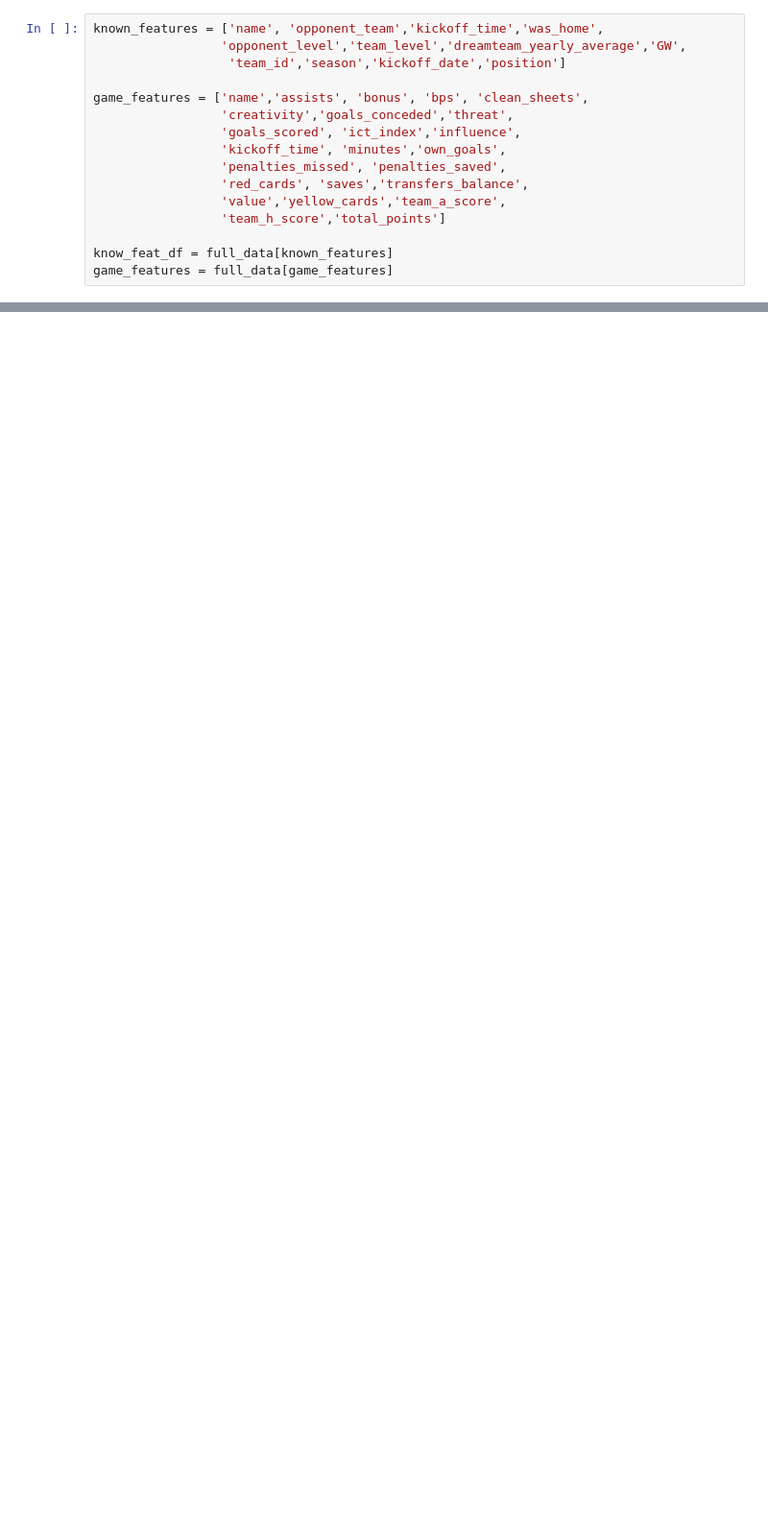
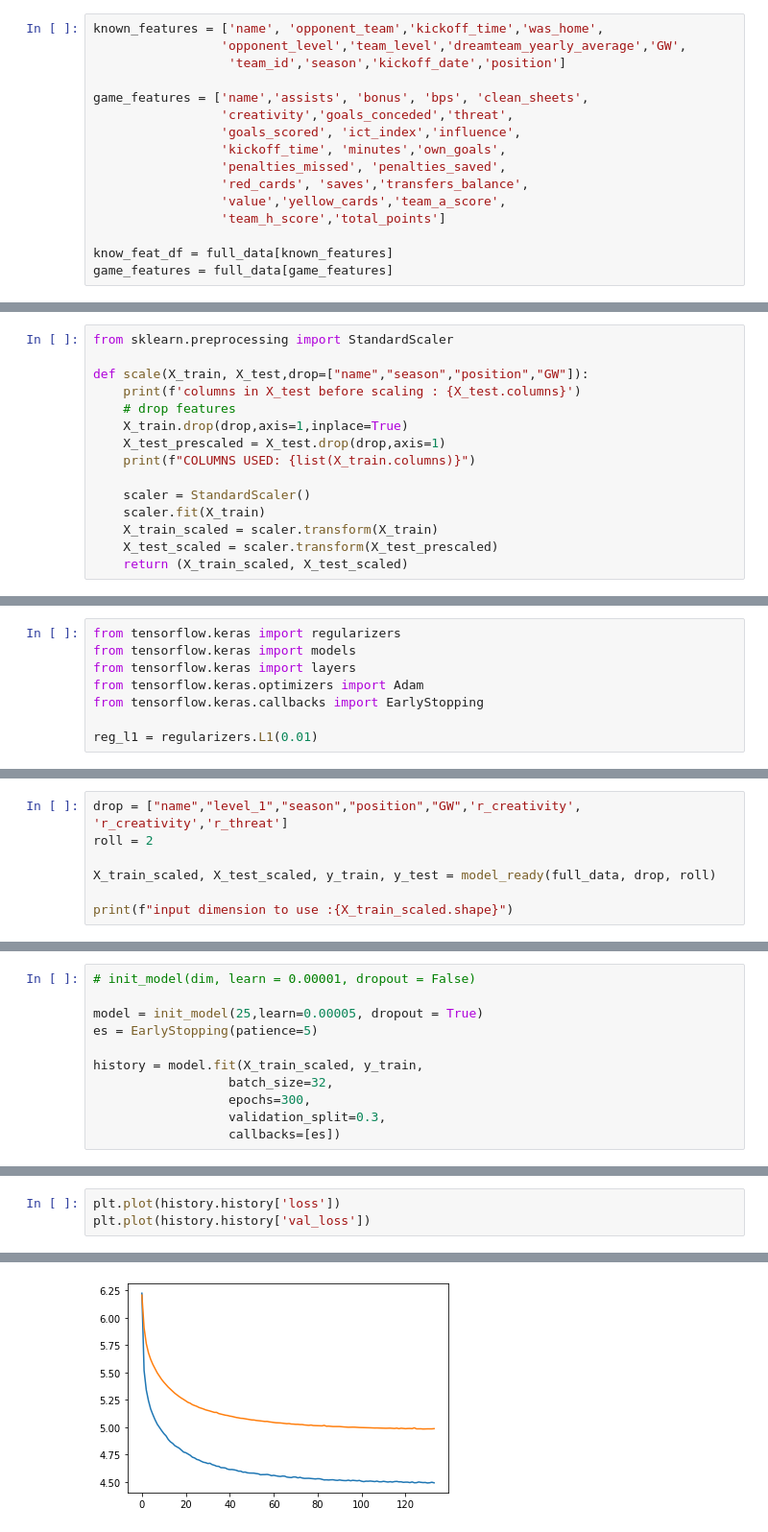
Before and after one commit to 1kruidenp/fflpred, a Jupyter notebook: notebooks/henry_second_notebook.ipynb, the cells around one changed output, grey strips where cells are left out. Shown at 96% size. Saved outputs shown, nothing was run; the diff lists cells and outputs as text; blank space fills up the shorter version.

```diff
--- a/notebooks/henry_second_notebook.ipynb
+++ b/notebooks/henry_second_notebook.ipynb
@@ -129,0 +219,15 @@ Index(['saves', 'bonus', 'bps', 'influence', 'penalties_saved',
+# %%
+from sklearn.preprocessing import StandardScaler
+
+def scale(X_train, X_test,drop=["name","season","position","GW"]):
+    print(f'columns in X_test before scaling : {X_test.columns}')
+    # drop features
+    X_train.drop(drop,axis=1,inplace=True)
+    X_test_prescaled = X_test.drop(drop,axis=1)
+    print(f"COLUMNS USED: {list(X_train.columns)}")
+
+    scaler = StandardScaler()
+    scaler.fit(X_train)
+    X_train_scaled = scaler.transform(X_train)
+    X_test_scaled = scaler.transform(X_test_prescaled)
+    return (X_train_scaled, X_test_scaled)
@@ -129,0 +262,8 @@ Index(['saves', 'bonus', 'bps', 'influence', 'penalties_saved',
+# %%
+from tensorflow.keras import regularizers
+from tensorflow.keras import models
+from tensorflow.keras import layers
+from tensorflow.keras.optimizers import Adam
+from tensorflow.keras.callbacks import EarlyStopping
+
+reg_l1 = regularizers.L1(0.01)
@@ -129,0 +366,7 @@ Index(['saves', 'bonus', 'bps', 'influence', 'penalties_saved',
+# %%
+drop = ["name","level_1","season","position","GW",'r_creativity', 'r_creativity','r_threat']
+roll = 2
+
+X_train_scaled, X_test_scaled, y_train, y_test = model_ready(full_data, drop, roll)
+
+print(f"input dimension to use :{X_train_scaled.shape}")
@@ -129,0 +381,11 @@ Index(['saves', 'bonus', 'bps', 'influence', 'penalties_saved',
+# %%
+# init_model(dim, learn = 0.00001, dropout = False)
+
+model = init_model(25,learn=0.00005, dropout = True)
+es = EarlyStopping(patience=5)
+
+history = model.fit(X_train_scaled, y_train,
+                  batch_size=32,
+                  epochs=300,
+                  validation_split=0.3,
+                  callbacks=[es])
@@ -129,0 +406,4 @@ Index(['saves', 'bonus', 'bps', 'influence', 'penalties_saved',
+# %%
+plt.plot(history.history['loss'])
+plt.plot(history.history['val_loss'])
+# %% [output]
@@ -129,0 +411 @@ Index(['saves', 'bonus', 'bps', 'influence', 'penalties_saved',
+[figure, added]
```
Also changed, not shown: parts of 101 cells of this notebook, 1 other file.
